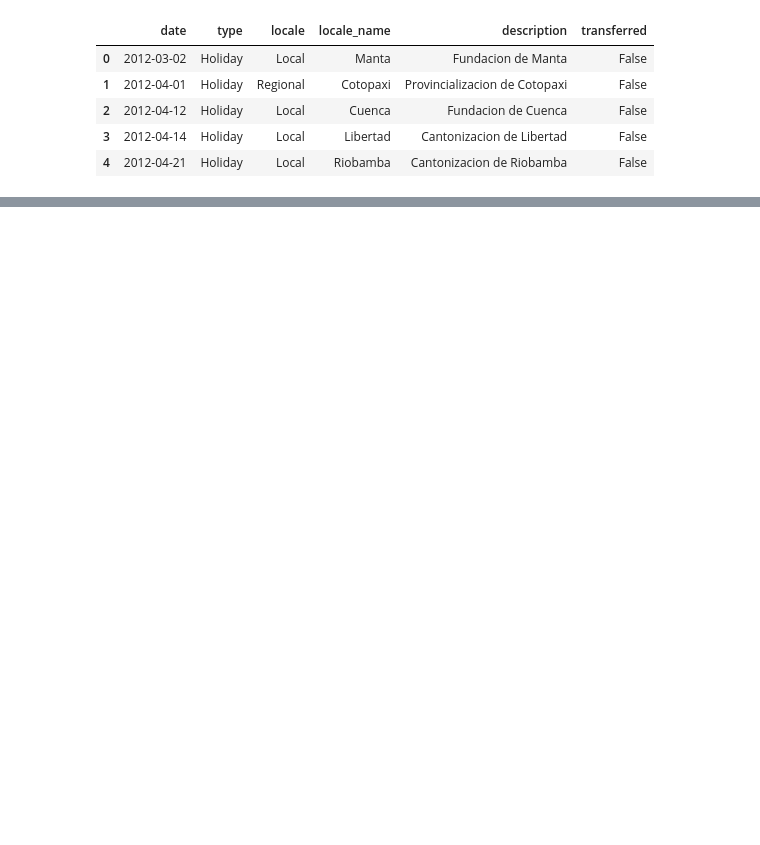
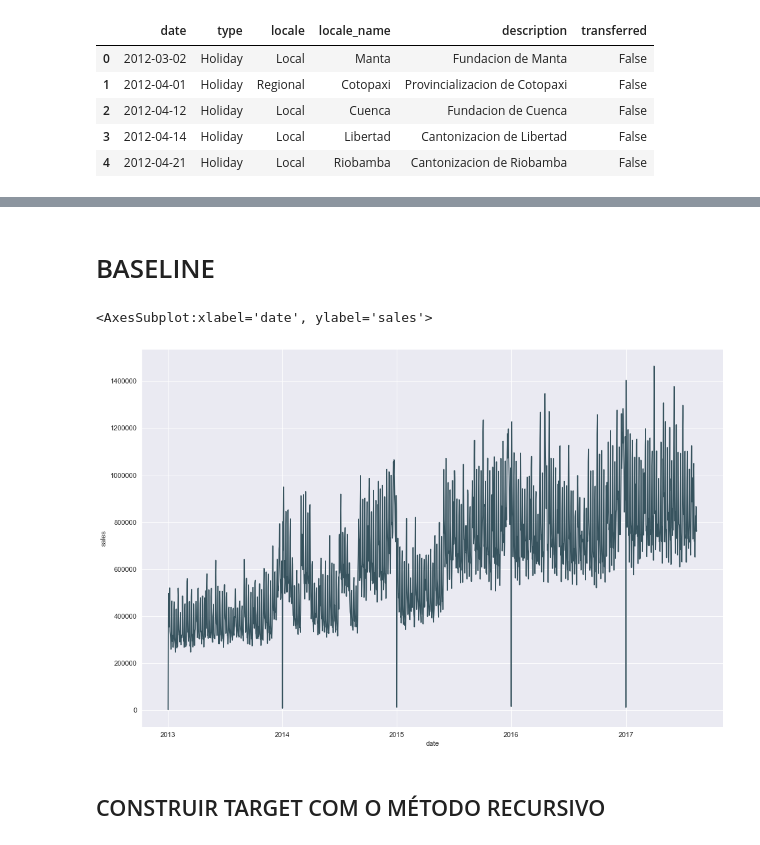
Before and after one commit to ViniciusKos/forecast_sales, a Jupyter notebook: automl.ipynb, the cells around one changed output, grey strips where cells are left out. Saved outputs shown, nothing was run; the diff lists cells and outputs as text; code cells hidden in the pictures; blank space fills up the shorter version.

Commit message:
"baseline pt1"

```diff
--- a/automl.ipynb
+++ b/automl.ipynb
@@ -161,3 +164,0 @@ train.head()
-# %%
-train2=train.set_index('date')
-train2.head()
@@ -172,3 +164,0 @@ train2.head()
-# %%
-train2=train.set_index('date').resample('D').agg({'sales':'sum'})
-train2.head()
@@ -428,0 +191,11 @@ y_pred2.to_csv("sample.csv",index=False)
+# %%
+mask = hol.description=='Viernes Santo'
+hol2=hol.copy()
+# 'Good Friday' mistake correction
+hol2['date'][mask].replace({'2013-04-29': pd.to_datetime('2013-03-29')}, inplace=True)
+hol2 = hol2.set_index('date').sort_index()
+# keep National level only for simplicity
+hol2 = hol2[hol2.locale=='National']
+# keep only one event per day
+hol2 = hol2.groupby(hol2.index).first().reset_index()
+hol2.head()
@@ -428,0 +209,5 @@ y_pred2.to_csv("sample.csv",index=False)
+# %%
+df0=train.merge(stores,on='store_nbr',validate='many_to_one',how='left').merge(oil,on='date',validate='many_to_one',how='left')\
+    .merge(hol2,on='date',how='left').rename({"type_y":"type_holiday","type_x":"type_store"})
+assert df0.shape[0]==train.shape[0]
+df0.head()
@@ -428,0 +240,16 @@ y_pred2.to_csv("sample.csv",index=False)
+# %% [markdown]
+# BASELINE
+# %%
+from matplotlib.pyplot import figure
+figure(figsize=(15, 10), dpi=80)
+
+plt.ticklabel_format(style='plain', axis='y')
+
+df1=df0.copy()
+df1=df1.groupby(by='date').agg('sum').reset_index()
+sns.lineplot(x=df1.date,y=df1.sales)
+# %% [output]
+<AxesSubplot:xlabel='date', ylabel='sales'>
+[figure, added]
+# %% [markdown]
+## CONSTRUIR TARGET COM O MÉTODO RECURSIVO
```
Also changed, not shown: parts of 49 cells of this notebook.
